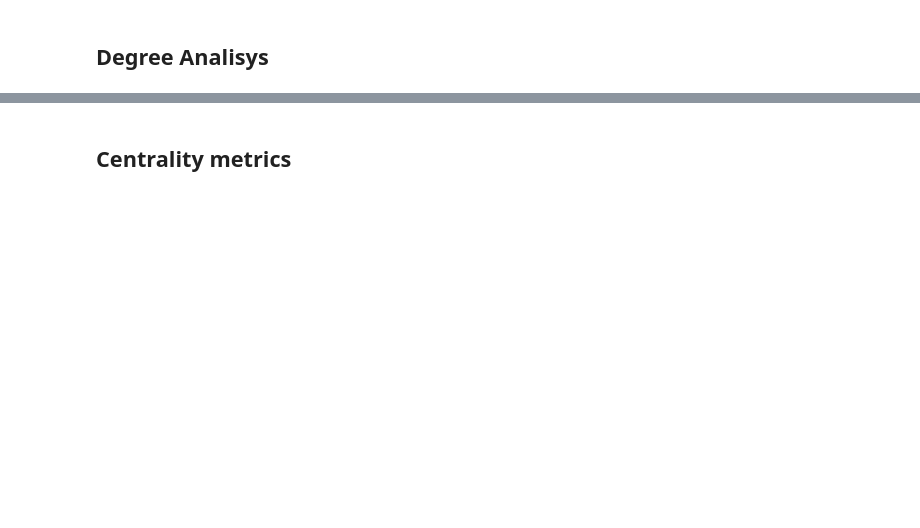
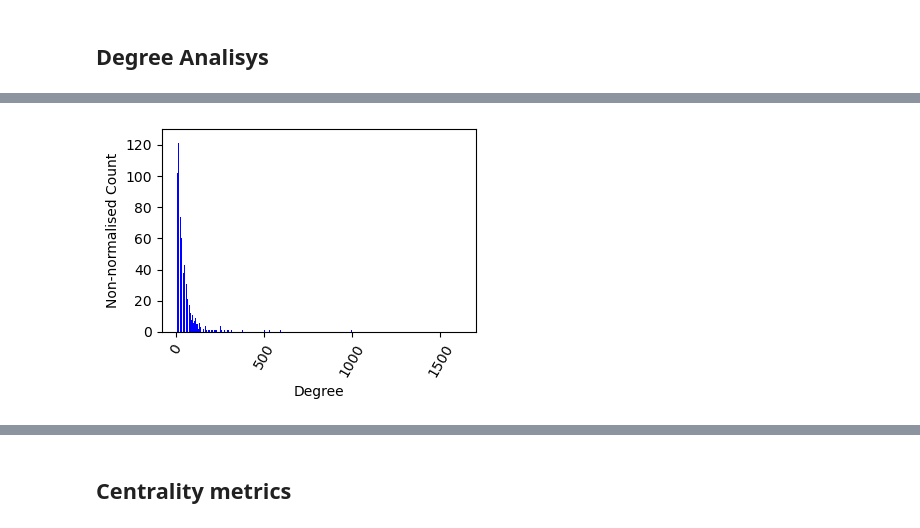
Before and after one commit to igorgonribs/curso-redes-luis, a Jupyter notebook: final_project/Final_work_test_wiki.ipynb, the cells around one changed output, grey strips where cells are left out. Saved outputs shown, nothing was run; the diff lists cells and outputs as text; code cells hidden in the pictures; blank space fills up the shorter version.

```diff
--- a/final_project/Final_work_test_wiki.ipynb
+++ b/final_project/Final_work_test_wiki.ipynb
@@ -155,6 +189,8 @@ print(f'Max Out degree: {sorted_out_degrees[0][1]} in node {sorted_out_degrees[0
 # %%
 # Plot the degree distribution
-show_histogram(yvalues=nx.degree_histogram(G), figsize = (4,3), ylabel='Non-normalised Count', xlabel='Degree')
+show_histogram(yvalues=nx.degree_histogram(H), figsize = (4,3), ylabel='Non-normalised Count', xlabel='Degree')
+# %% [output]
+[figure, added]
 # %%
 ## Degree distribution (log)
 import networkx as nx
```
Also changed, not shown: parts of 39 cells of this notebook.
